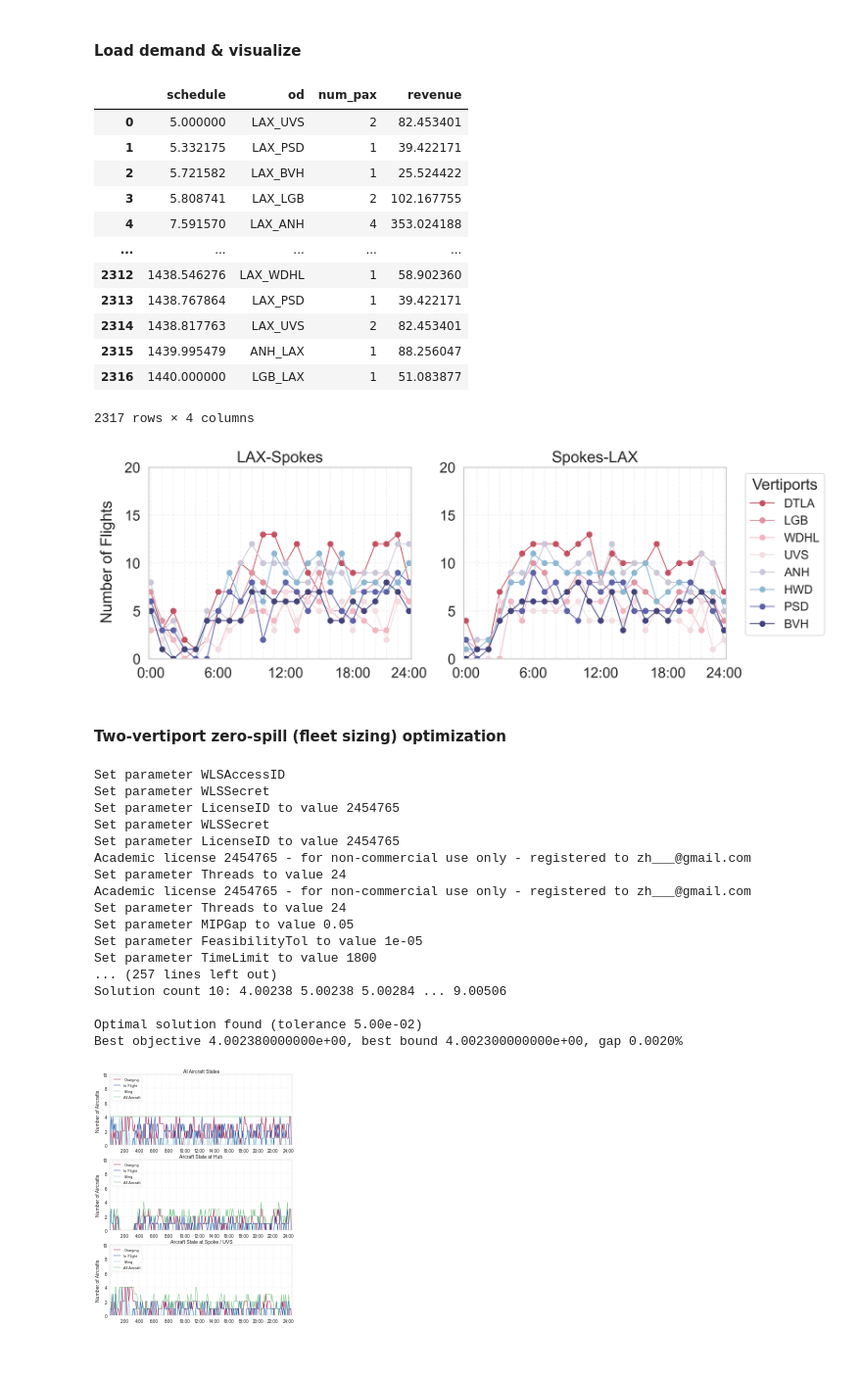
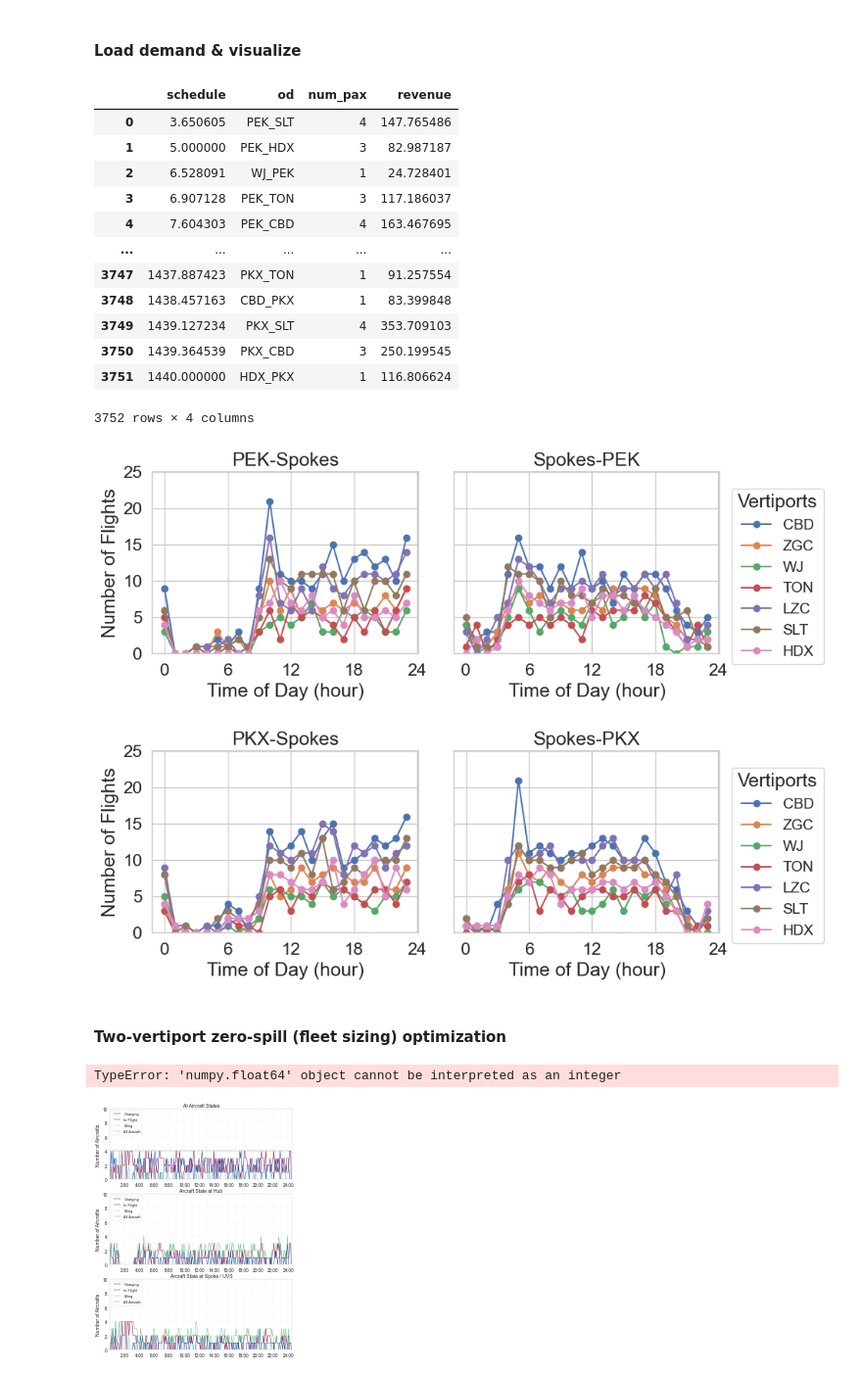
Before and after one commit to caoalbert/uam_system_model, a Jupyter notebook: example.ipynb, the cells around one changed output. Shown at 98% size. Cells and saved outputs as stored; diff of their text form; code cells hidden in the pictures.

```diff
--- a/example.ipynb
+++ b/example.ipynb
@@ -86,32 +86,40 @@ plot_parameters(network);
 # %% [markdown]
 #### Load demand & visualize
 # %%
-network.load_demand(
-    month=8,
-    day=1,
+schedule, pax_arrival_times = network.load_demand(
+    month=10,
+    day=22,
+    hub_names=["PEK", "PKX"],
     directional_demand=2500,
     vertiport_pmf=vertiport_pmf,
 )
-network.schedule
+
+schedule
 # %% [output]
 |  | schedule | od | num_pax | revenue |
-| 0 | 5.000000 | LAX_UVS | 2 | 82.453401 |
-| 1 | 5.332175 | LAX_PSD | 1 | 39.422171 |
-| 2 | 5.721582 | LAX_BVH | 1 | 25.524422 |
-| 3 | 5.808741 | LAX_LGB | 2 | 102.167755 |
-| 4 | 7.591570 | LAX_ANH | 4 | 353.024188 |
+| 0 | 3.650605 | PEK_SLT | 4 | 147.765486 |
+| 1 | 5.000000 | PEK_HDX | 3 | 82.987187 |
+| 2 | 6.528091 | WJ_PEK | 1 | 24.728401 |
+| 3 | 6.907128 | PEK_TON | 3 | 117.186037 |
+| 4 | 7.604303 | PEK_CBD | 4 | 163.467695 |
 | ... | ... | ... | ... | ... |
-| 2312 | 1438.546276 | LAX_WDHL | 1 | 58.902360 |
-| 2313 | 1438.767864 | LAX_PSD | 1 | 39.422171 |
-| 2314 | 1438.817763 | LAX_UVS | 2 | 82.453401 |
-| 2315 | 1439.995479 | ANH_LAX | 1 | 88.256047 |
-| 2316 | 1440.000000 | LGB_LAX | 1 | 51.083877 |
+| 3747 | 1437.887423 | PKX_TON | 1 | 91.257554 |
+| 3748 | 1438.457163 | CBD_PKX | 1 | 83.399848 |
+| 3749 | 1439.127234 | PKX_SLT | 4 | 353.709103 |
+| 3750 | 1439.364539 | PKX_CBD | 3 | 250.199545 |
+| 3751 | 1440.000000 | HDX_PKX | 1 | 116.806624 |
-2317 rows × 4 columns
+3752 rows × 4 columns
 # %%
-fig, ax = network.plot_flight(ylim=(0, 20))
+# 看 PEK
+fig, ax = network.plot_flight(hub_name="PEK", ylim=(0, 25))
 plt.show()
+
+# 看 PKX
+fig, ax = network.plot_flight(hub_name="PKX", ylim=(0, 25))
+plt.show()
 # %% [output]
-[figure, old version]
+[figure, new version]
+[figure, added]
 # %% [markdown]
 #### Two-vertiport zero-spill (fleet sizing) optimization
 # %%
@@ -124,23 +132,7 @@ fleetsize, policy = ip.optimize(vertiport_index=4,
                                 optimality_gap=0.05,
                                 n_threads=24)
 # %% [output]
-Set parameter WLSAccessID
-Set parameter WLSSecret
-Set parameter LicenseID to value 2454765
-Set parameter WLSSecret
-Set parameter LicenseID to value 2454765
-Academic license 2454765 - for non-commercial use only - registered to zh___@gmail.com
-Set parameter Threads to value 24
-Academic license 2454765 - for non-commercial use only - registered to zh___@gmail.com
-Set parameter Threads to value 24
-Set parameter MIPGap to value 0.05
-Set parameter FeasibilityTol to value 1e-05
-Set parameter TimeLimit to value 1800
-... (257 lines left out)
-Solution count 10: 4.00238 5.00238 5.00284 ... 9.00506
-
-Optimal solution found (tolerance 5.00e-02)
-Best objective 4.002380000000e+00, best bound 4.002300000000e+00, gap 0.0020%
+TypeError: 'numpy.float64' object cannot be interpreted as an integer
 # %%
 summary = FleetSizeOpSummary(network, policy)
 # %%
```
Also changed, not shown: parts of 1 cell of this notebook, 6 other files.
